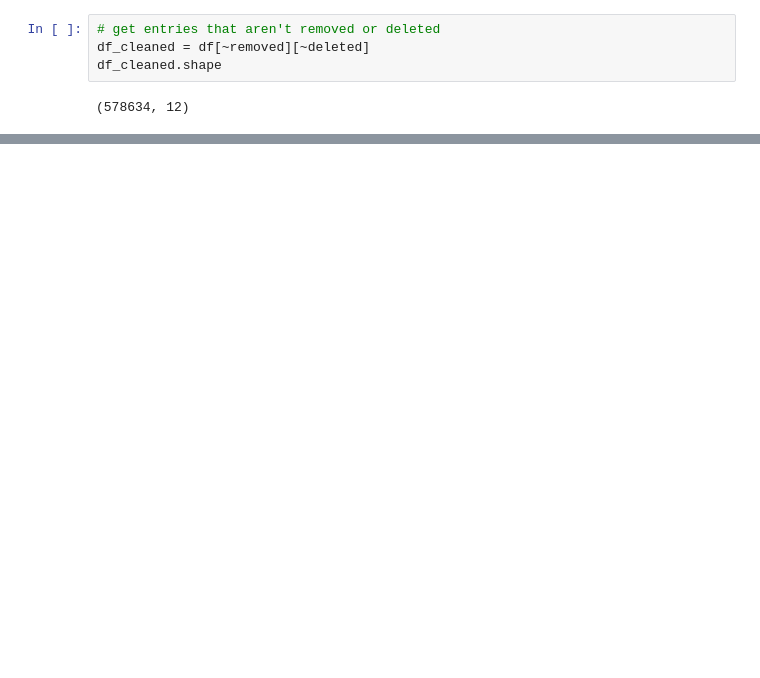
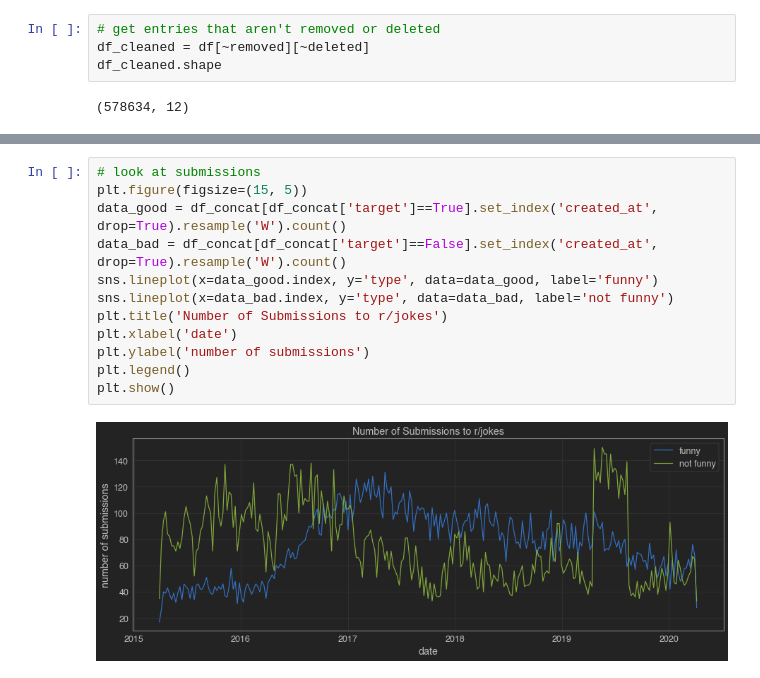
Before and after one commit to Pooret/jokes, a Jupyter notebook: jokes.ipynb, the cells around one changed output, grey strips where cells are left out. Drawn from its saved outputs; the diff is of its cells as text; blank space fills up the shorter version.

```diff
--- a/jokes.ipynb
+++ b/jokes.ipynb
@@ -133,0 +113,14 @@ len()
+# %%
+# look at submissions
+plt.figure(figsize=(15, 5))
+data_good = df_concat[df_concat['target']==True].set_index('created_at', drop=True).resample('W').count()
+data_bad = df_concat[df_concat['target']==False].set_index('created_at', drop=True).resample('W').count()
+sns.lineplot(x=data_good.index, y='type', data=data_good, label='funny')
+sns.lineplot(x=data_bad.index, y='type', data=data_bad, label='not funny')
+plt.title('Number of Submissions to r/jokes')
+plt.xlabel('date')
+plt.ylabel('number of submissions')
+plt.legend()
+plt.show()
+# %% [output]
+[figure, added]
```
Also changed, not shown: parts of 19 cells of this notebook.
